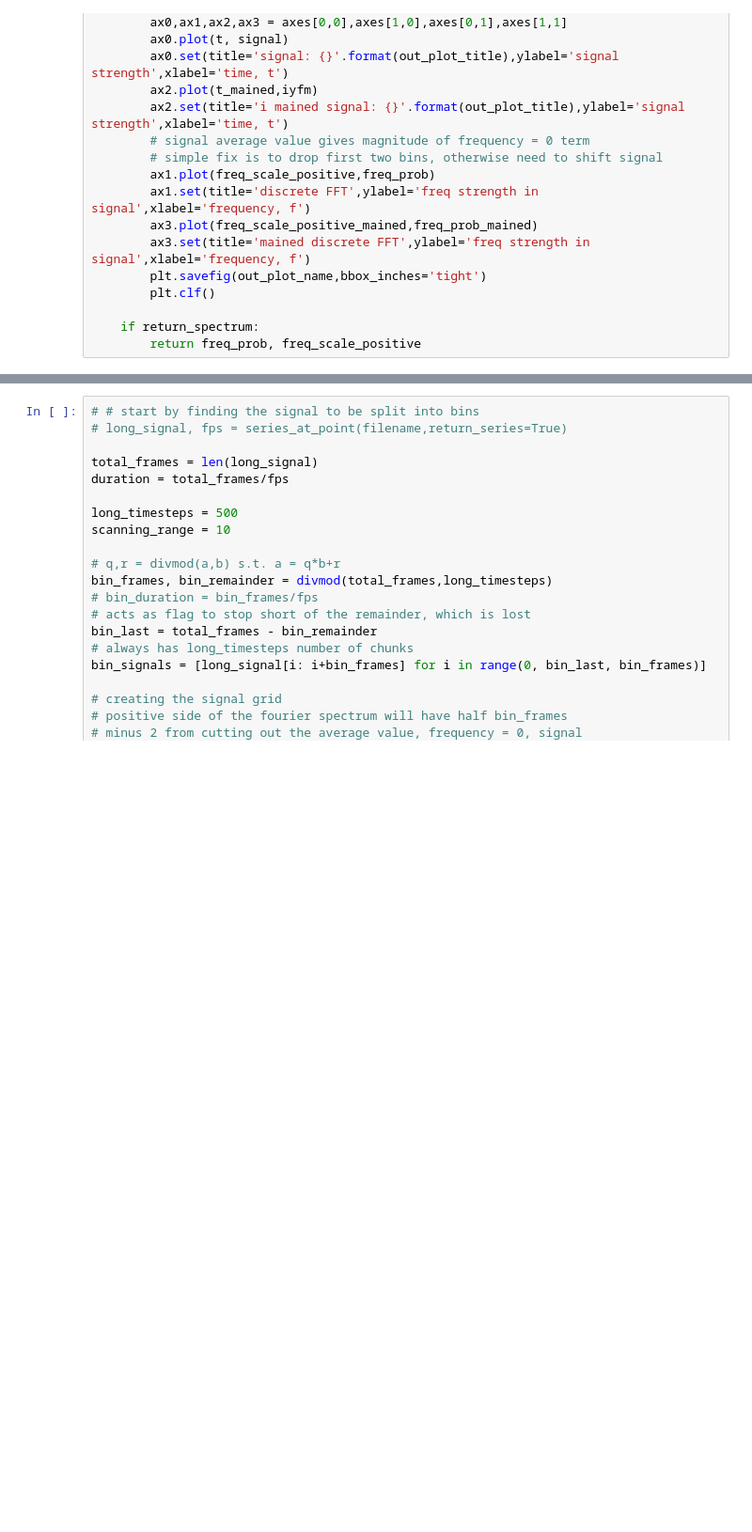
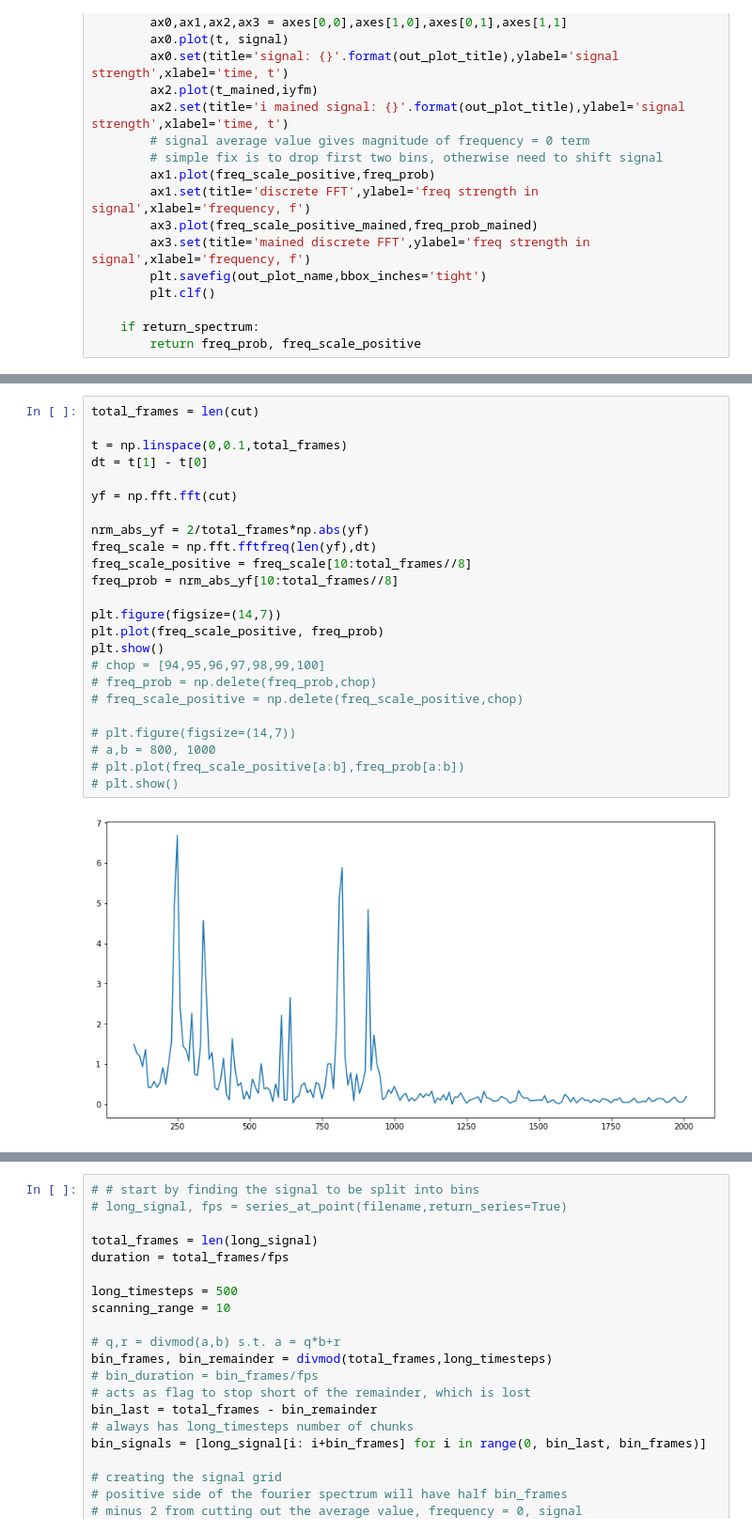
Before and after one commit to daccordeon/gravexplain, a Jupyter notebook: experiment_photodiode.ipynb, the cells around one changed output, grey strips where cells are left out. Shown: that part at 94% size. Cells and saved outputs as stored; diff of their text form; blank space fills up the shorter version.

```diff
--- a/experiment_photodiode.ipynb
+++ b/experiment_photodiode.ipynb
@@ -228,0 +288,26 @@ prob, scale = fourier_spectrum_2(cut, fps, produce_plot=True, remove_mains=True,
+# %%
+total_frames = len(cut)
+
+t = np.linspace(0,0.1,total_frames)
+dt = t[1] - t[0]
+
+yf = np.fft.fft(cut)
+
+nrm_abs_yf = 2/total_frames*np.abs(yf)
+freq_scale = np.fft.fftfreq(len(yf),dt)
+freq_scale_positive = freq_scale[10:total_frames//8]
+freq_prob = nrm_abs_yf[10:total_frames//8]
+
+plt.figure(figsize=(14,7))
+plt.plot(freq_scale_positive, freq_prob)
+plt.show()
+# chop = [94,95,96,97,98,99,100]
+# freq_prob = np.delete(freq_prob,chop)
+# freq_scale_positive = np.delete(freq_scale_positive,chop)
+
+# plt.figure(figsize=(14,7))
+# a,b = 800, 1000
+# plt.plot(freq_scale_positive[a:b],freq_prob[a:b])
+# plt.show()
+# %% [output]
+[figure, added]
```
Also changed, not shown: parts of 19 cells of this notebook.
